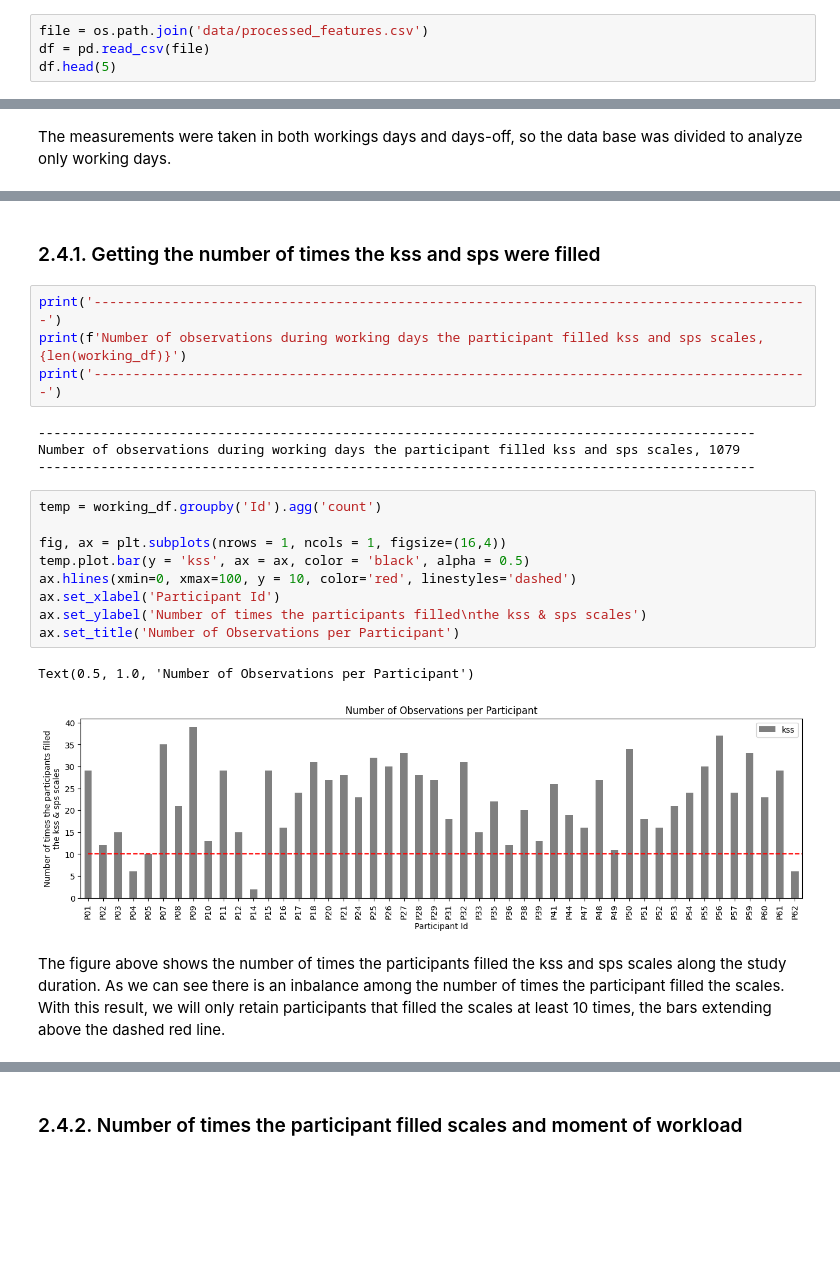
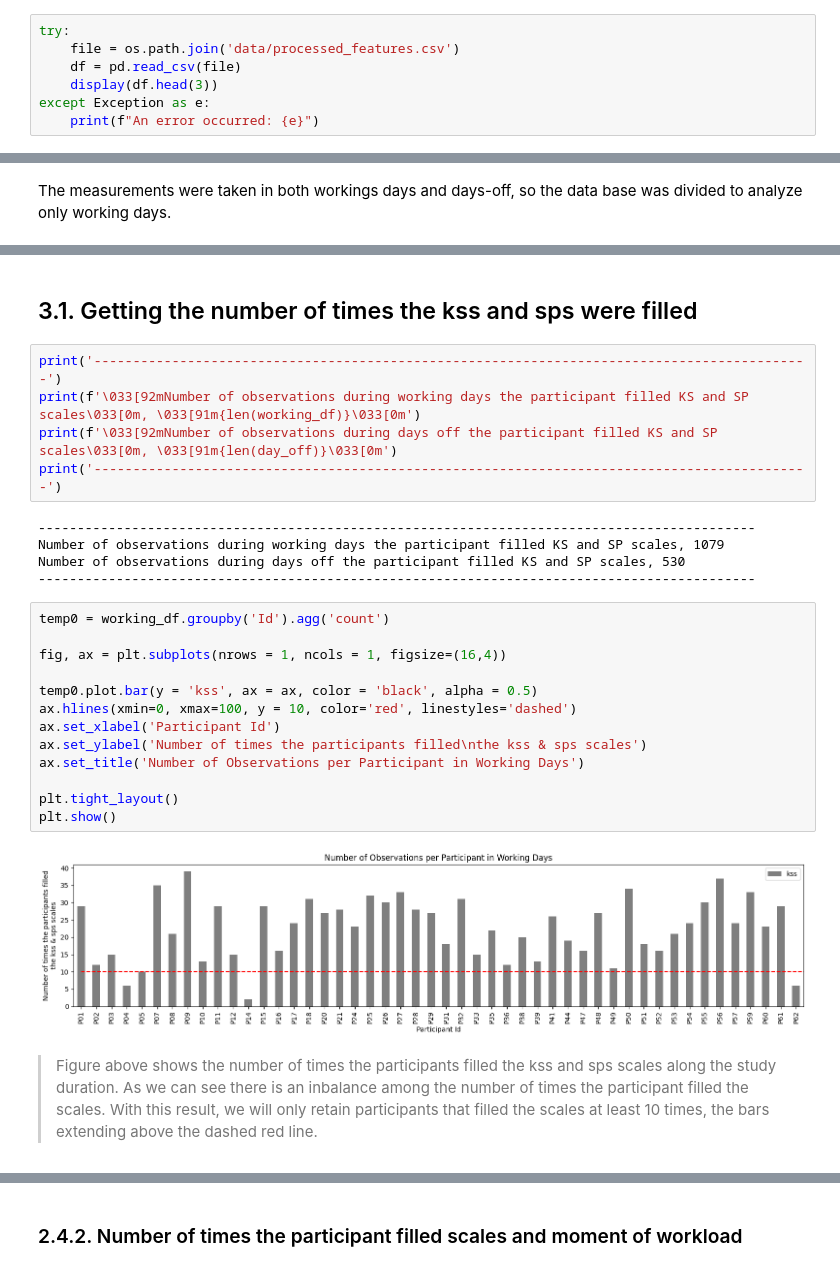
Before and after one commit to jlpscampos/Perception-of-Excessive-Sleepiness-and-Severe-Fatigue-in-Civil-Aviation-Pilots, a Jupyter notebook: Exploratory_Data_Analysis.ipynb, the cells around one changed output, grey strips where cells are left out. Cells and saved outputs as stored; diff of their text form; blank space fills up the shorter version.

```diff
--- a/Exploratory_Data_Analysis.ipynb
+++ b/Exploratory_Data_Analysis.ipynb
@@ -19,7 +46,10 @@ import seaborn as sns
 # %%
-file = os.path.join('data/processed_features.csv')
-df = pd.read_csv(file)
-df.head(5)
+try:
+    file = os.path.join('data/processed_features.csv')
+    df = pd.read_csv(file)
+    display(df.head(3))
+except Exception as e:
+    print(f"An error occurred: {e}")
 # %% [output]
 |  | Id | kss | sps | time_fill_kss_sps | duty_moment | duty_moment.1 | duty_start_time | ... |
 | 0 | P01 | 5 | 4.0 | AFT | start | start | 15.916667 | ... |
@@ -116,24 +152,29 @@ working_df.head(5)
 # %% [markdown]
-### 2.4.1. Getting the number of times the kss and sps were filled
+## 3.1. Getting the number of times the kss and sps were filled
 # %%
 print('--------------------------------------------------------------------------------------------')
-print(f'Number of observations during working days the participant filled kss and sps scales, {len(working_df)}')
+print(f'\033[92mNumber of observations during working days the participant filled KS and SP scales\033[0m, \033[91m{len(working_df)}\033[0m')
+print(f'\033[92mNumber of observations during days off the participant filled KS and SP scales\033[0m, \033[91m{len(day_off)}\033[0m')
 print('--------------------------------------------------------------------------------------------')
 # %% [output]
 --------------------------------------------------------------------------------------------
-Number of observations during working days the participant filled kss and sps scales, 1079
+Number of observations during working days the participant filled KS and SP scales, 1079
+Number of observations during days off the participant filled KS and SP scales, 530
 --------------------------------------------------------------------------------------------
 # %%
-temp = working_df.groupby('Id').agg('count')
+temp0 = working_df.groupby('Id').agg('count')
 
 fig, ax = plt.subplots(nrows = 1, ncols = 1, figsize=(16,4))
-temp.plot.bar(y = 'kss', ax = ax, color = 'black', alpha = 0.5)
+
+temp0.plot.bar(y = 'kss', ax = ax, color = 'black', alpha = 0.5)
 ax.hlines(xmin=0, xmax=100, y = 10, color='red', linestyles='dashed')
 ax.set_xlabel('Participant Id')
 ax.set_ylabel('Number of times the participants filled\nthe kss & sps scales')
-ax.set_title('Number of Observations per Participant')
+ax.set_title('Number of Observations per Participant in Working Days')
+
+plt.tight_layout()
+plt.show()
 # %% [output]
-Text(0.5, 1.0, 'Number of Observations per Participant')
-[figure, old version]
+[figure, new version]
 # %% [markdown]
-The figure above shows the number of times the participants filled the kss and sps scales along the study duration. As we can see there is an inbalance among the number of times the participant filled the scales. With this result, we will only retain participants that filled the scales at least 10 times, the bars extending above the dashed red line.
+> Figure above shows the number of times the participants filled the kss and sps scales along the study duration. As we can see there is an inbalance among the number of times the participant filled the scales. With this result, we will only retain participants that filled the scales at least 10 times, the bars extending above the dashed red line.
```
Also changed, not shown: parts of 74 cells of this notebook, 6 other files.
